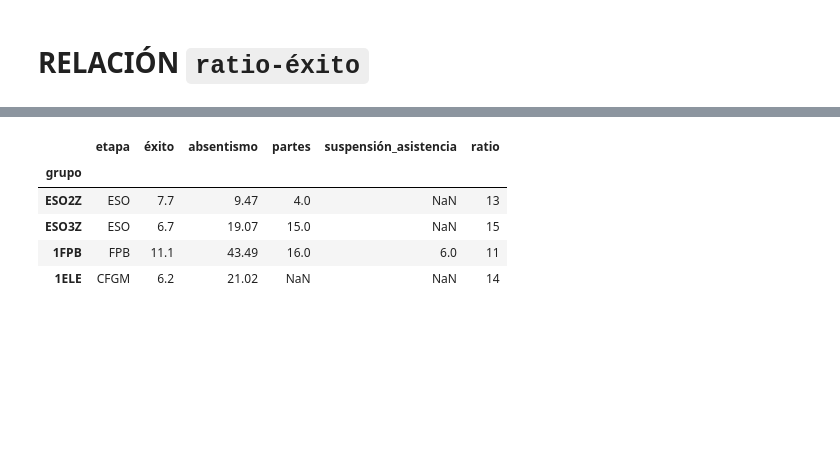
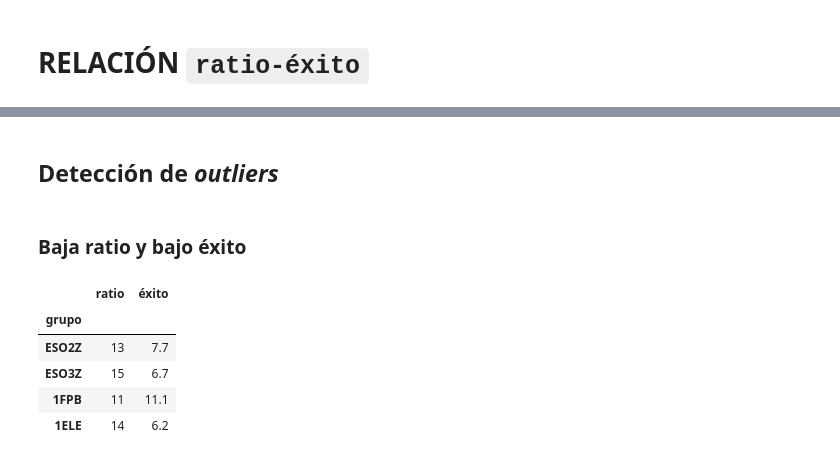
Before and after one commit to iespuertodelacruz/analitica, a Jupyter notebook: 2017-2018/eval1.ipynb, the cells around one changed output, grey strips where cells are left out. Drawn from its saved outputs; the diff is of its cells as text; code cells hidden in the pictures; blank space fills up the shorter version.

```diff
--- a/2017-2018/eval1.ipynb
+++ b/2017-2018/eval1.ipynb
@@ -198,10 +198,13 @@ sns.jointplot("ratio", "éxito", df, kind="kde");
+# %% [markdown]
+## Detección de *outliers*
+# %% [markdown]
+### Baja ratio y bajo éxito
 # %%
-df[(df["éxito"] > 0) & (df["éxito"] < 20)
-    & (df["ratio"] > 10) & (df["ratio"] < 20)]
+df[(df["ratio"] < 20) & (df["éxito"] < 20)][["ratio", "éxito"]]
 # %% [output]
-|  | etapa | éxito | absentismo | partes | suspensión_asistencia | ratio |
-| grupo |  |  |  |  |  |  |
-| ESO2Z | ESO | 7.7 | 9.47 | 4.0 | NaN | 13 |
-| ESO3Z | ESO | 6.7 | 19.07 | 15.0 | NaN | 15 |
-| 1FPB | FPB | 11.1 | 43.49 | 16.0 | 6.0 | 11 |
-| 1ELE | CFGM | 6.2 | 21.02 | NaN | NaN | 14 |
+|  | ratio | éxito |
+| grupo |  |  |
+| ESO2Z | 13 | 7.7 |
+| ESO3Z | 15 | 6.7 |
+| 1FPB | 11 | 11.1 |
+| 1ELE | 14 | 6.2 |
```
Also changed, not shown: parts of 36 cells of this notebook, 1 other file.
